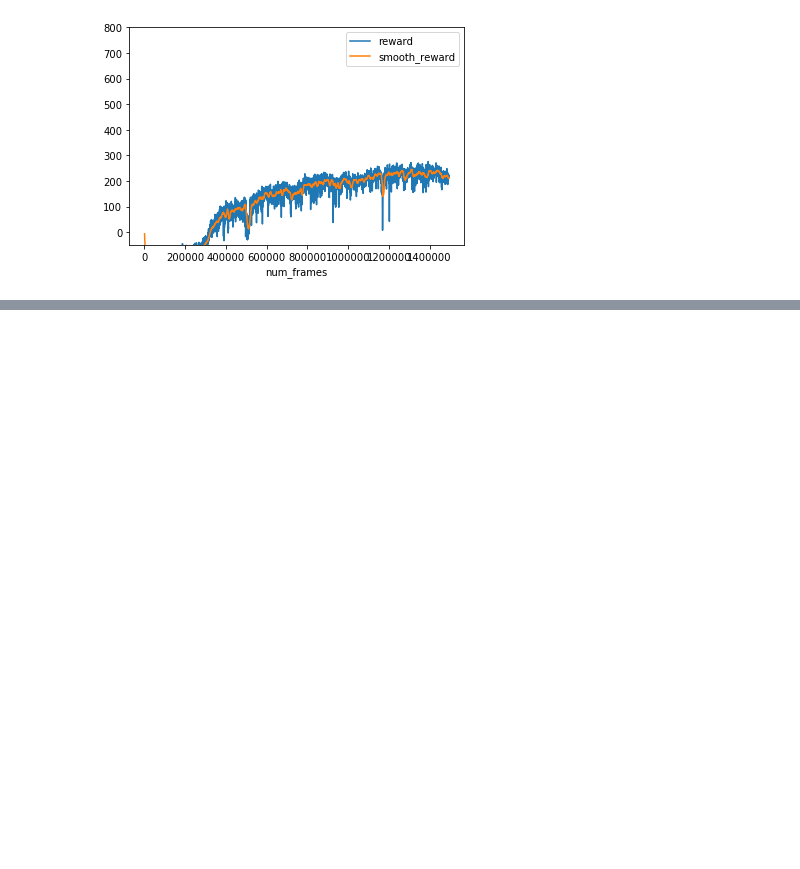
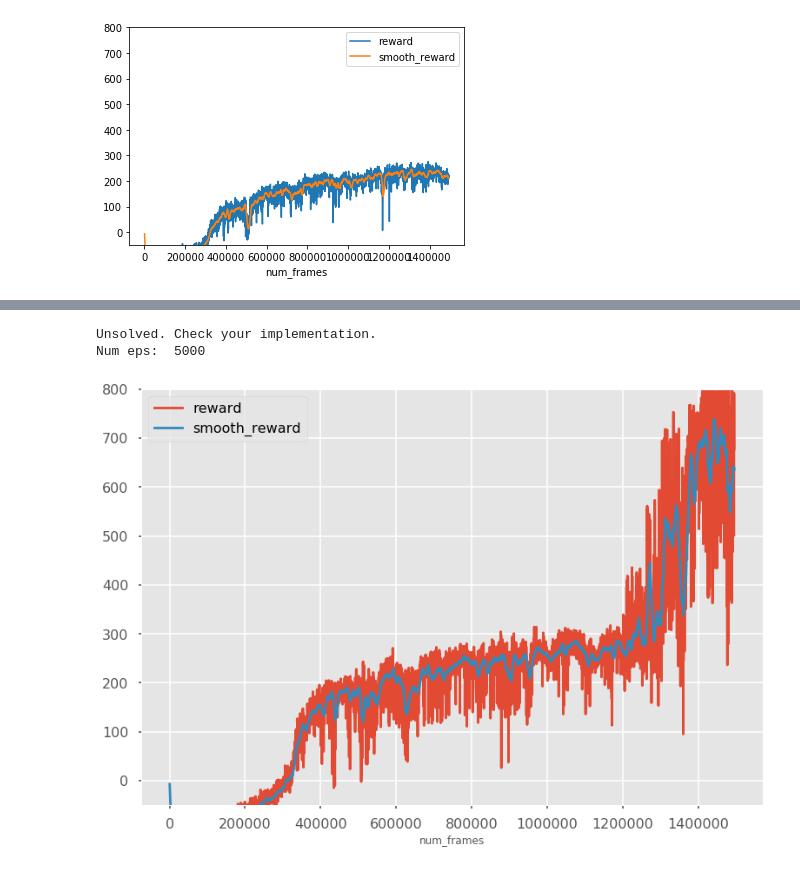
Before and after one commit to kying18/fin-rl, a Jupyter notebook: recurrent ppo - half cheetah - num layers 1 - right action space...?? - angle sin.ipynb, the cells around one changed output, grey strips where cells are left out. Saved outputs shown, nothing was run; the diff lists cells and outputs as text; code cells hidden in the pictures; blank space fills up the shorter version.

Commit message:
env and recurrent cheetah

```diff
--- a/recurrent ppo - half cheetah - num layers 1 - right action space...?? - angle sin.ipynb
+++ b/recurrent ppo - half cheetah - num layers 1 - right action space...?? - angle sin.ipynb
@@ -624,0 +634,16 @@ Num eps:  5000
+# %%
+# recurrent
+for i in range(5, 6):
+    acmodel_kwargs = {'num_tickers': 8, 'time_horizon': 3, 'num_ta_indicators': 0, 'recurrent': True, 'hidden_size': 32, 'num_layers': layers}
+    acmodel = ACModel(**acmodel_kwargs)
+    ppo_kwargs = {'lr': 5e-4, 'entropy_coef': 0.01, 'train_iters': 10}
+    rnn_df = run_experiment(acmodel, ppo_kwargs, max_episodes=5000, score_threshold=2000)
+    print("Num eps: ", len(rnn_df))
+    ax=rnn_df.plot(x='num_frames', y=['reward', 'smooth_reward'])
+    ax.set_ylim((-50, 800))
+    plt.show()
+    rnn.append(rnn_df)
+# %% [output]
+Unsolved. Check your implementation.
+Num eps:  5000
+[figure, added]
```
Also changed, not shown: parts of 5 cells of this notebook, 2 other files.
